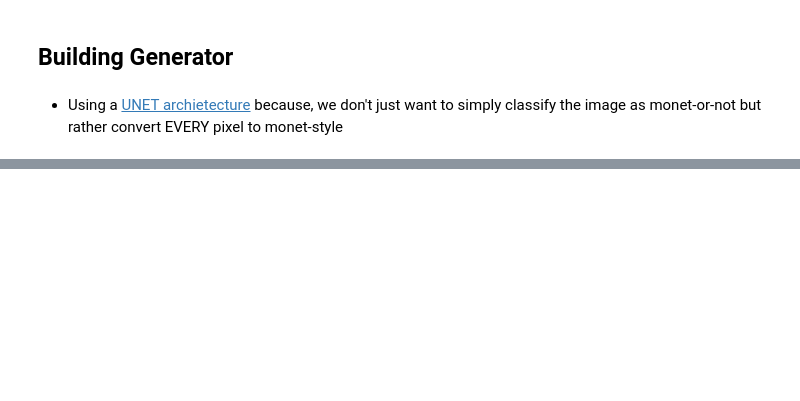
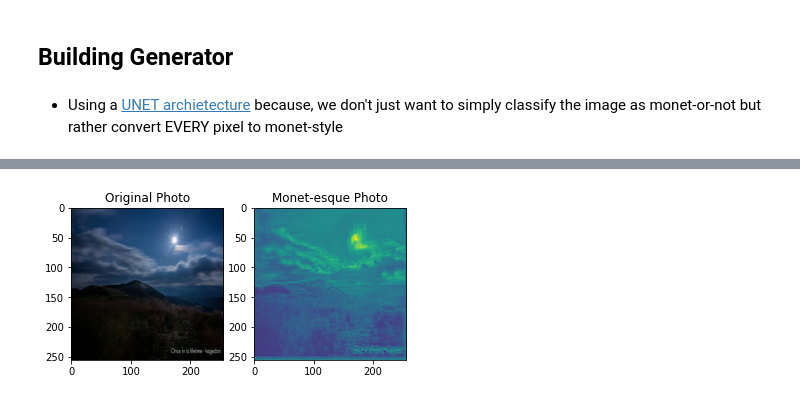
Before and after one commit to rohitashwachaks/painting_generator, a Jupyter notebook: train.ipynb, the cells around one changed output, grey strips where cells are left out. Cells and saved outputs as stored; diff of their text form; code cells hidden in the pictures; blank space fills up the shorter version.

```diff
--- a/train.ipynb
+++ b/train.ipynb
@@ -238,0 +297,22 @@ ________________________________________________________________________________
+# %%
+def load_dataset(file_list):
+    raw_images = tf.data.TFRecordDataset(file_list)
+    raw_images = raw_images.map(read_tfrecord, num_parallel_calls=AUTOTUNE)
+    return raw_images
+# %%
+monet_ds = iter(load_dataset(MONET_FILENAMES).batch(15))
+photo_ds = iter(load_dataset(PHOTO_FILENAMES).batch(15))
+# %%
+example_photo = next(photo_ds)
+to_monet = monet_generator(example_photo)
+
+plt.subplot(1, 2, 1)
+plt.title("Original Photo")
+plt.imshow(example_photo[0] * 0.5 + 0.5)
+
+plt.subplot(1, 2, 2)
+plt.title("Monet-esque Photo")
+plt.imshow(to_monet[0] * 0.5 + 0.5)
+plt.show()
+# %% [output]
+[figure, added]
```
Also changed, not shown: parts of 21 cells of this notebook.
